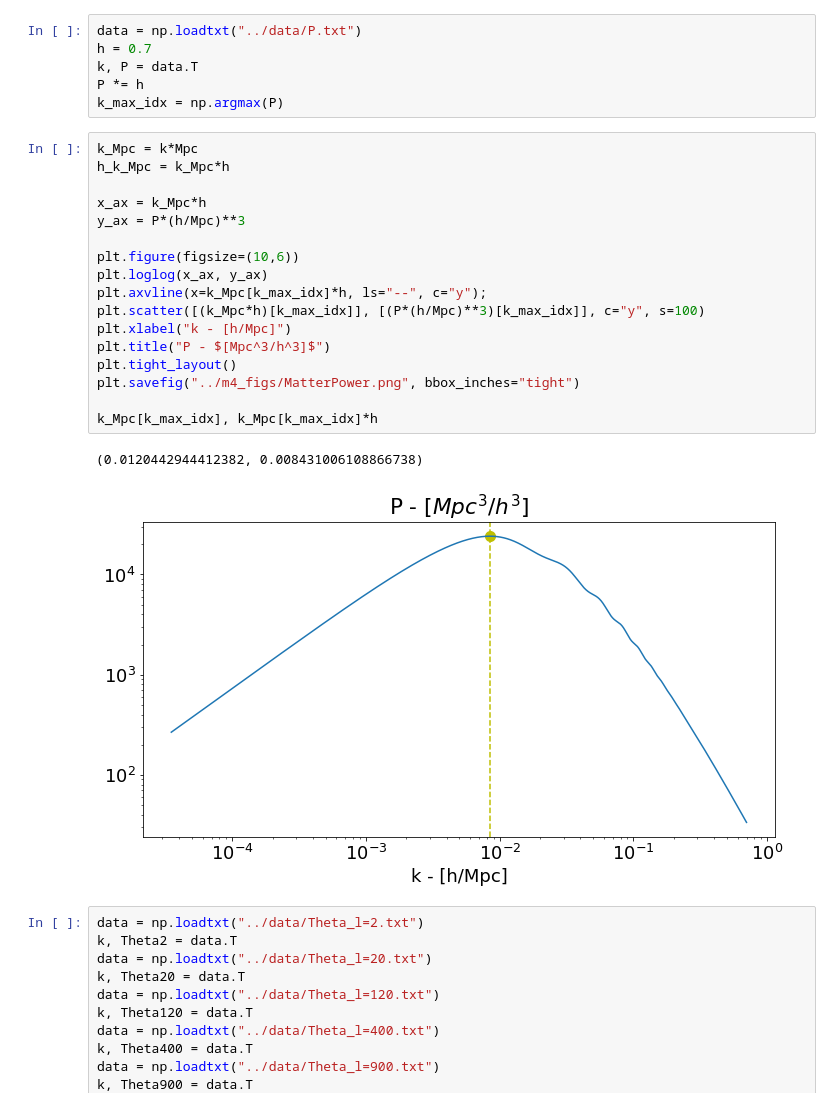
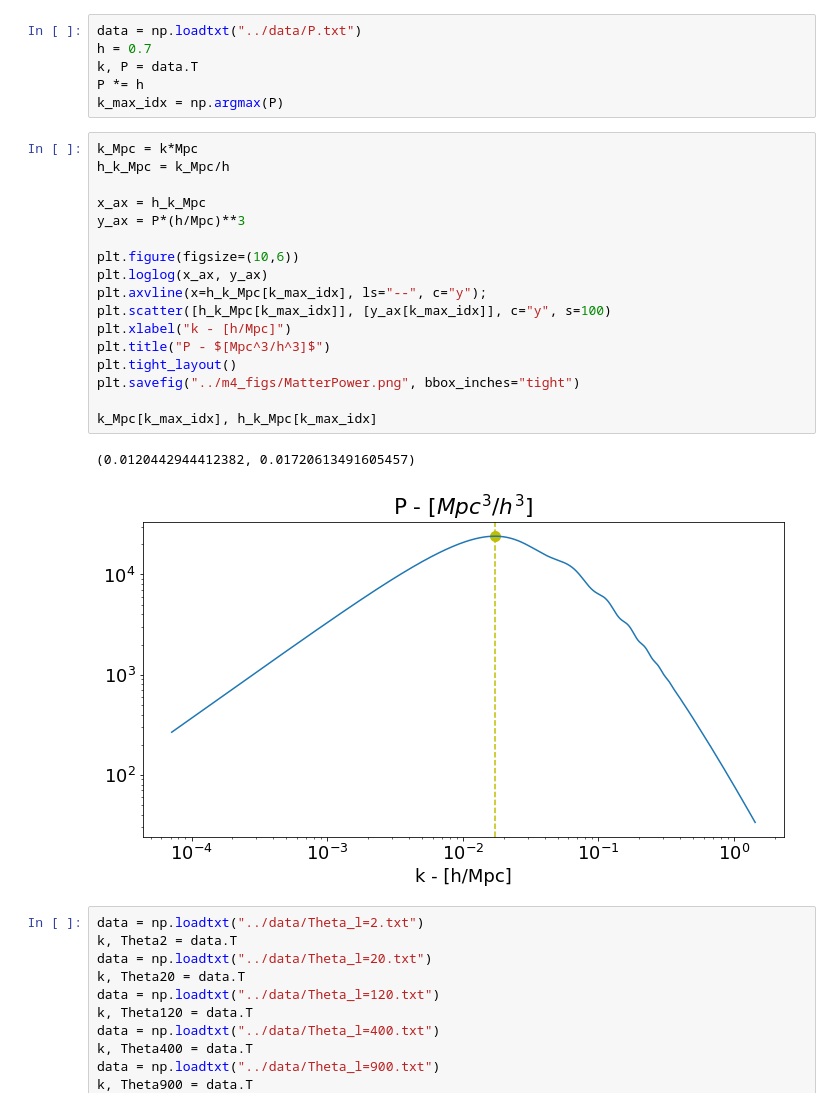
Before and after one commit to asdfbat/AST5220, a Jupyter notebook: Project/Python/m4_plotting.ipynb, the cells around one changed output. Cells and saved outputs as stored; diff of their text form.

```diff
--- a/Project/Python/m4_plotting.ipynb
+++ b/Project/Python/m4_plotting.ipynb
@@ -65,24 +65,24 @@ P *= h
 k_max_idx = np.argmax(P)
 # %%
 k_Mpc = k*Mpc
-h_k_Mpc = k_Mpc*h
+h_k_Mpc = k_Mpc/h
 
-x_ax = k_Mpc*h
+x_ax = h_k_Mpc
 y_ax = P*(h/Mpc)**3
 
 plt.figure(figsize=(10,6))
 plt.loglog(x_ax, y_ax)
-plt.axvline(x=k_Mpc[k_max_idx]*h, ls="--", c="y");
-plt.scatter([(k_Mpc*h)[k_max_idx]], [(P*(h/Mpc)**3)[k_max_idx]], c="y", s=100)
+plt.axvline(x=h_k_Mpc[k_max_idx], ls="--", c="y");
+plt.scatter([h_k_Mpc[k_max_idx]], [y_ax[k_max_idx]], c="y", s=100)
 plt.xlabel("k - [h/Mpc]")
 plt.title("P - $[Mpc^3/h^3]$")
 plt.tight_layout()
 plt.savefig("../m4_figs/MatterPower.png", bbox_inches="tight")
 
-k_Mpc[k_max_idx], k_Mpc[k_max_idx]*h
+k_Mpc[k_max_idx], h_k_Mpc[k_max_idx]
 # %% [output]
-(0.0120442944412382, 0.008431006108866738)
+(0.0120442944412382, 0.01720613491605457)
-[figure, old version]
+[figure, new version]
 # %%
 data = np.loadtxt("../data/Theta_l=2.txt")
 k, Theta2 = data.T
```
Also changed, not shown: parts of 1 cell of this notebook, 5 other files.
